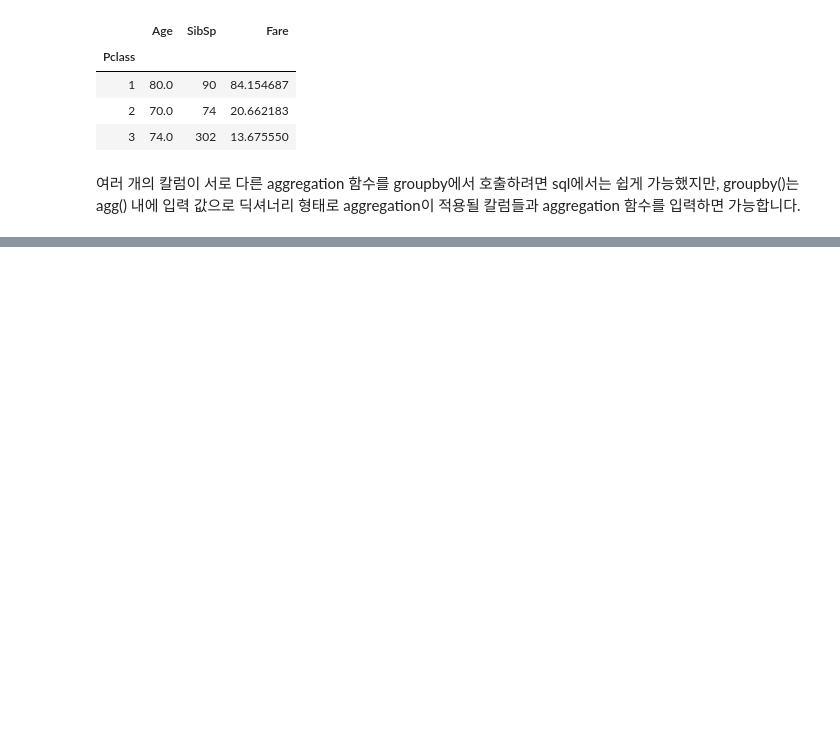
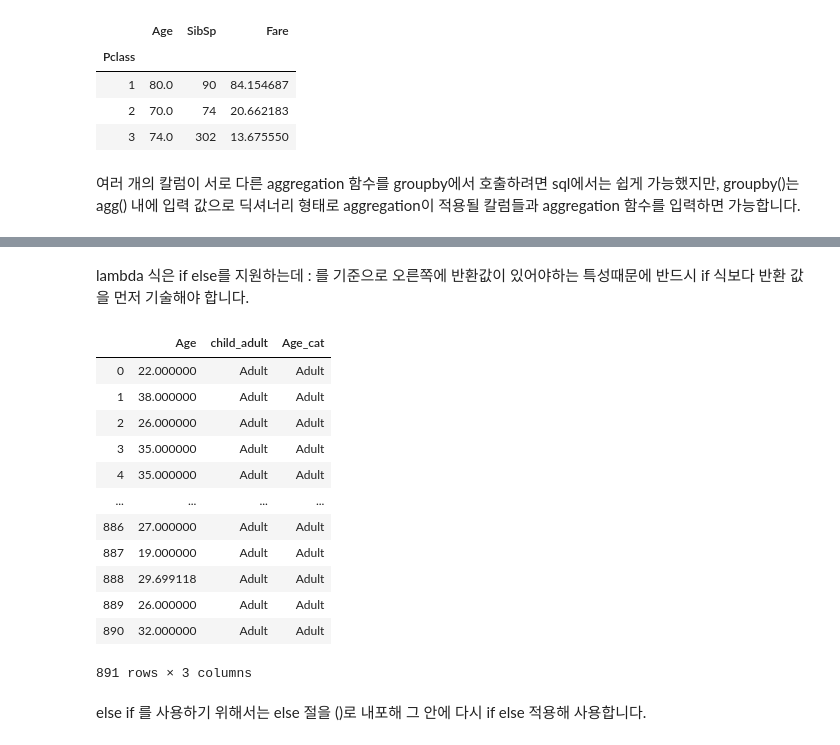
Before and after one commit to jeonprize/Machine_Learning, a Jupyter notebook: 머신러닝 이해.ipynb, the cells around one changed output, grey strips where cells are left out. Saved outputs shown, nothing was run; the diff lists cells and outputs as text; code cells hidden in the pictures; blank space fills up the shorter version.

```diff
--- a/머신러닝 이해.ipynb
+++ b/머신러닝 이해.ipynb
@@ -891,0 +795,4 @@ titanic_df.groupby('Pclass').agg(agg_format)
+# %%
+df['Age'] = df['Age'].fillna(df['Age'].mean())
+df['Embarked'] = df['Embarked'].fillna('S')
+df.isna().sum()
@@ -891,0 +824,3 @@ titanic_df.groupby('Pclass').agg(agg_format)
+# %%
+df["Name_len"]= df["Name"].apply(lambda x : len(x))
+df[["Name","Name_len"]].head(3)
@@ -891,0 +835,3 @@ titanic_df.groupby('Pclass').agg(agg_format)
+# %%
+df["child_adult"] = df["Age"].apply(lambda x : 'Child' if x <=15 else 'Adult')
+df[["Age","child_adult"]].head(10)
@@ -891,0 +850,21 @@ titanic_df.groupby('Pclass').agg(agg_format)
+# %% [markdown]
+lambda 식은 if else를 지원하는데 : 를 기준으로 오른쪽에 반환값이 있어야하는 특성때문에 반드시 if 식보다 반환 값을 먼저 기술해야 합니다.
+# %%
+df["Age_cat"] = df["Age"].apply(lambda x : 'Child' if x <=15 else ('Adult' if x <= 60 else 'Elderly'))
+df[["Age","child_adult","Age_cat"]]
+# %% [output]
+|  | Age | child_adult | Age_cat |
+| 0 | 22.000000 | Adult | Adult |
+| 1 | 38.000000 | Adult | Adult |
+| 2 | 26.000000 | Adult | Adult |
+| 3 | 35.000000 | Adult | Adult |
+| 4 | 35.000000 | Adult | Adult |
+| ... | ... | ... | ... |
+| 886 | 27.000000 | Adult | Adult |
+| 887 | 19.000000 | Adult | Adult |
+| 888 | 29.699118 | Adult | Adult |
+| 889 | 26.000000 | Adult | Adult |
+| 890 | 32.000000 | Adult | Adult |
+891 rows × 3 columns
+# %% [markdown]
+else if 를 사용하기 위해서는 else 절을 ()로 내포해 그 안에 다시 if else 적용해 사용합니다.
```
Also changed, not shown: parts of 44 cells of this notebook.
